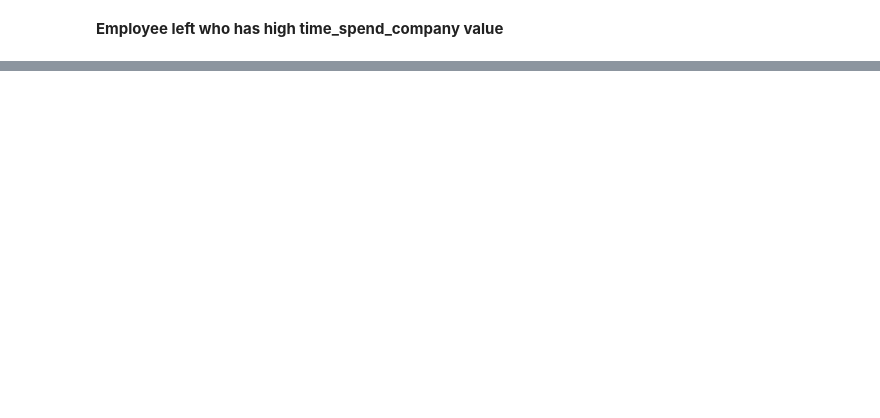
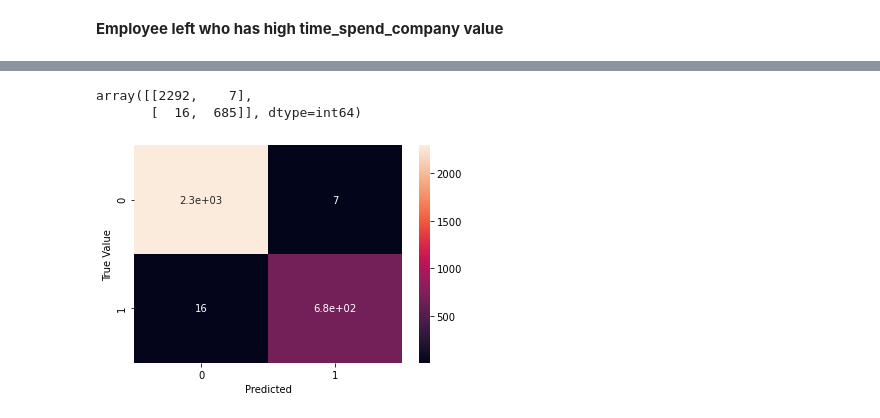
Before and after one commit to imdhruv99/Employee-Retention-Prediction, a Jupyter notebook: main.ipynb, the cells around one changed output, grey strips where cells are left out. Saved outputs shown, nothing was run; the diff lists cells and outputs as text; code cells hidden in the pictures; blank space fills up the shorter version.

Commit message:
[COMPLETED] Model Selection and Model Training

```diff
--- a/main.ipynb
+++ b/main.ipynb
@@ -186,0 +308,3 @@ sns.pairplot(df);
+# %%
+from sklearn.model_selection import train_test_split
+X_train, X_test, y_train, y_test = train_test_split(X, y, test_size=0.2, random_state=0)
@@ -186,0 +401,4 @@ sns.pairplot(df);
+# %%
+xgb = XGBClassifier(objective='binary:logistic', learning_rate=0.1, max_depth=20, n_estimators=200)
+# %%
+xgb.fit(X_train, y_train)
@@ -186,0 +448,16 @@ sns.pairplot(df);
+# %%
+### confusion matrix
+from sklearn.metrics import confusion_matrix
+cm = confusion_matrix(y_test, xgb.predict(X_test))
+cm
+# %% [output]
+array([[2292,    7],
+       [  16,  685]], dtype=int64)
+# %%
+# ploting the graph
+sns.heatmap(cm, annot=True);
+plt.xlabel('Predicted')
+plt.ylabel('True Value')
+plt.show();
+# %% [output]
+[figure, added]
```
Also changed, not shown: parts of 59 cells of this notebook.
